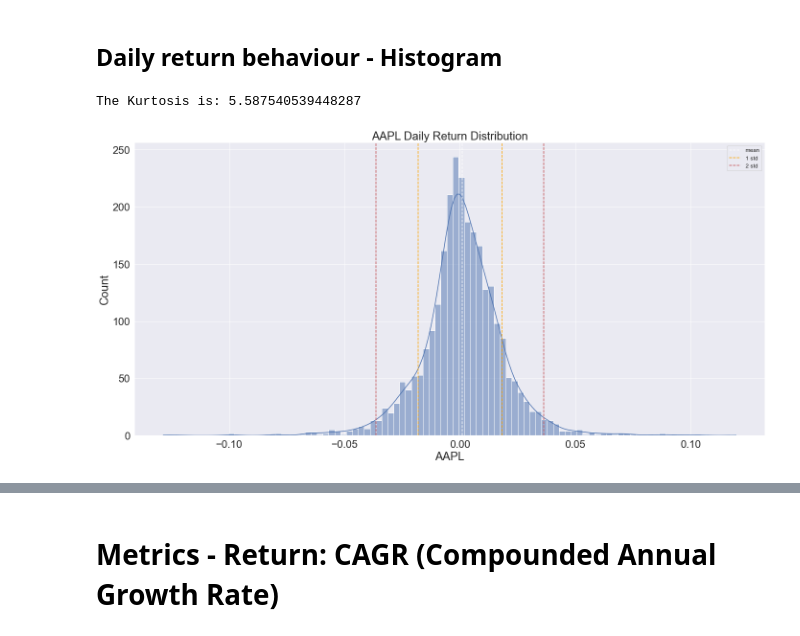
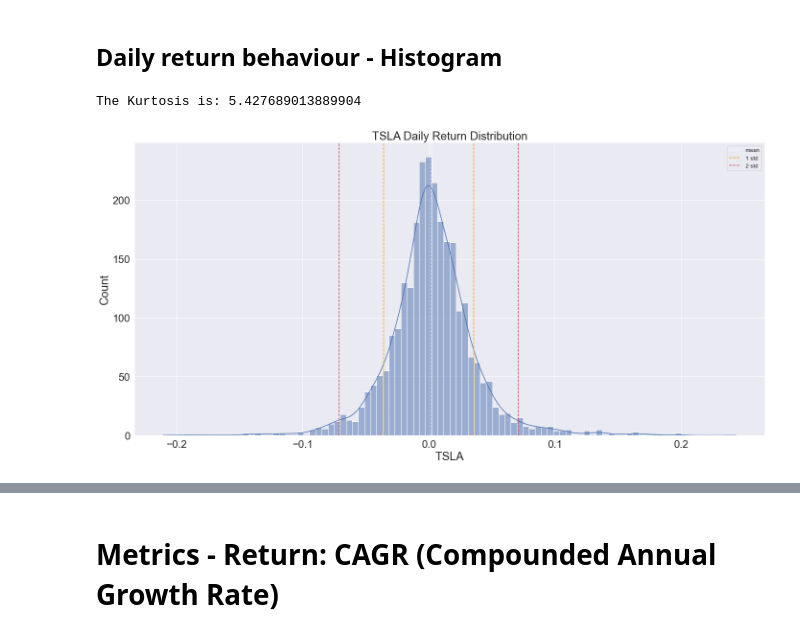
Before and after one commit to Dmenegassi/Investment-and-Trading-Capstone-Project---Build-a-Stock-Price-Indicator, a Jupyter notebook: Investment and Trading Capstone Project - Build a Stock Price Indicator.ipynb, the cells around one changed output, grey strips where cells are left out. Saved outputs shown, nothing was run; the diff lists cells and outputs as text; code cells hidden in the pictures.

Commit message:
Changes in graphics

```diff
--- a/Investment and Trading Capstone Project - Build a Stock Price Indicator.ipynb
+++ b/Investment and Trading Capstone Project - Build a Stock Price Indicator.ipynb
@@ -587,7 +596,7 @@ plot_line(d_return['KO'])
 # %% [markdown]
 ## Daily return behaviour - Histogram
 # %%
-hist_seaborn(d_return['AAPL'])
+hist_seaborn(d_return['TSLA'])
 # %% [output]
-The Kurtosis is: 5.587540539448287
+The Kurtosis is: 5.427689013889904
-[figure, old version]
+[figure, new version]
```
Also changed, not shown: parts of 29 cells of this notebook.
